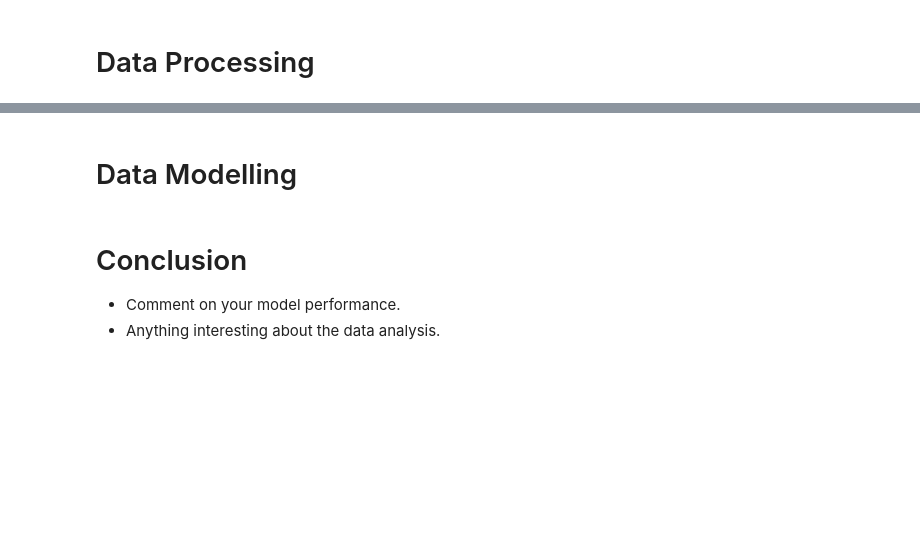
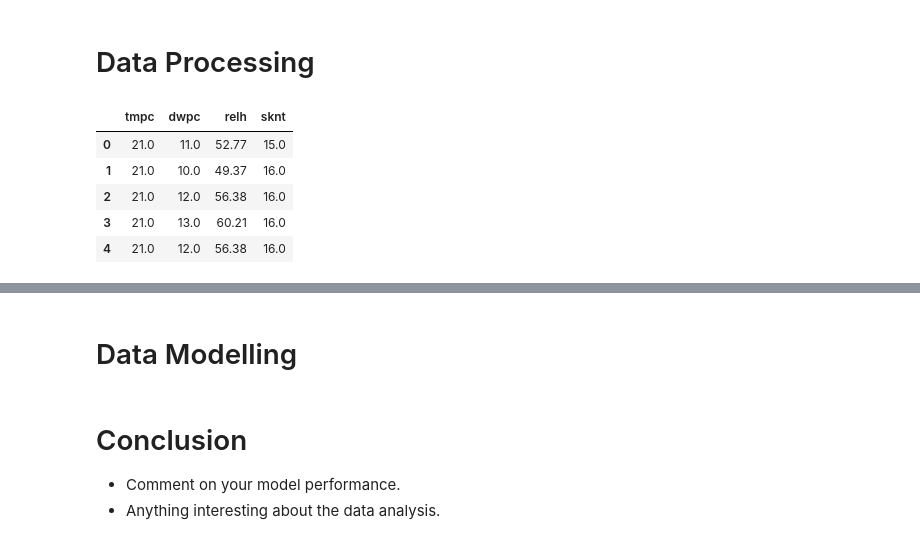
Before and after one commit to J0SHMEYER/Phase-2-Data-Science, a Jupyter notebook: submission.ipynb, the cells around one changed output, grey strips where cells are left out. Saved outputs shown, nothing was run; the diff lists cells and outputs as text; code cells hidden in the pictures; blank space fills up the shorter version.

```diff
--- a/submission.ipynb
+++ b/submission.ipynb
@@ -100,3 +120,13 @@ fig.show()
 # Data Processing
 # %%
 # An exhaustive list of what you can do with Pandas dataframe is in this link: https://pandas.pydata.org/docs/reference/frame.html
+# %%
+dataset.drop(columns=["peak_wind_drct", "gust", " station", "valid"], inplace=True)
+dataset.head()
+# %% [output]
+|  | tmpc | dwpc | relh | sknt |
+| 0 | 21.0 | 11.0 | 52.77 | 15.0 |
+| 1 | 21.0 | 10.0 | 49.37 | 16.0 |
+| 2 | 21.0 | 12.0 | 56.38 | 16.0 |
+| 3 | 21.0 | 13.0 | 60.21 | 16.0 |
+| 4 | 21.0 | 12.0 | 56.38 | 16.0 |
```
Also changed, not shown: parts of 5 cells of this notebook.
